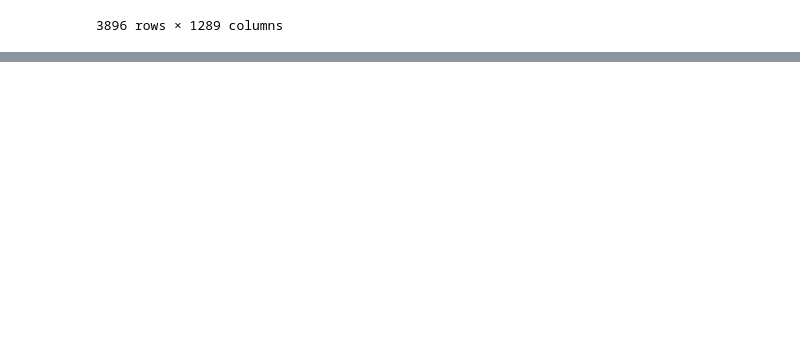
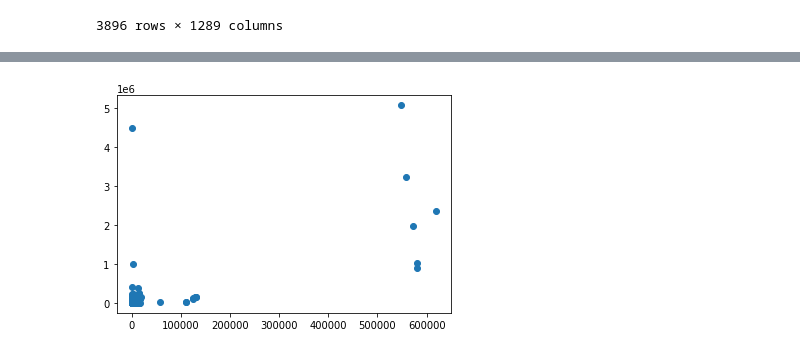
Before and after one commit to ynuozhang/mutant_specific, a Jupyter notebook: skempi_protein_visualization/skempi_gaussian_process_test.ipynb, the cells around one changed output, grey strips where cells are left out. Drawn from its saved outputs; the diff is of its cells as text; code cells hidden in the pictures; blank space fills up the shorter version.

```diff
--- a/skempi_protein_visualization/skempi_gaussian_process_test.ipynb
+++ b/skempi_protein_visualization/skempi_gaussian_process_test.ipynb
@@ -552,0 +883,11 @@ fig.write_html("skempi_ppi_plotly.html")
+# %%
+mut = df[['wt1_mut_concat', 'Affinity_mut_parsed']]
+unknown_array = np.vstack(mut['wt1_mut_concat'].to_numpy())
+unknown_array_y = np.vstack(mut['Affinity_mut_parsed'].to_numpy())
+# %%
+y_pred_mut, y_var_mut = gpr.predict(unknown_array, return_std=True)
+plt.figure()
+plt.scatter(y_pred_mut, unknown_array_y)
+plt.show()
+# %% [output]
+[figure, added]
```
Also changed, not shown: parts of 37 cells of this notebook.
